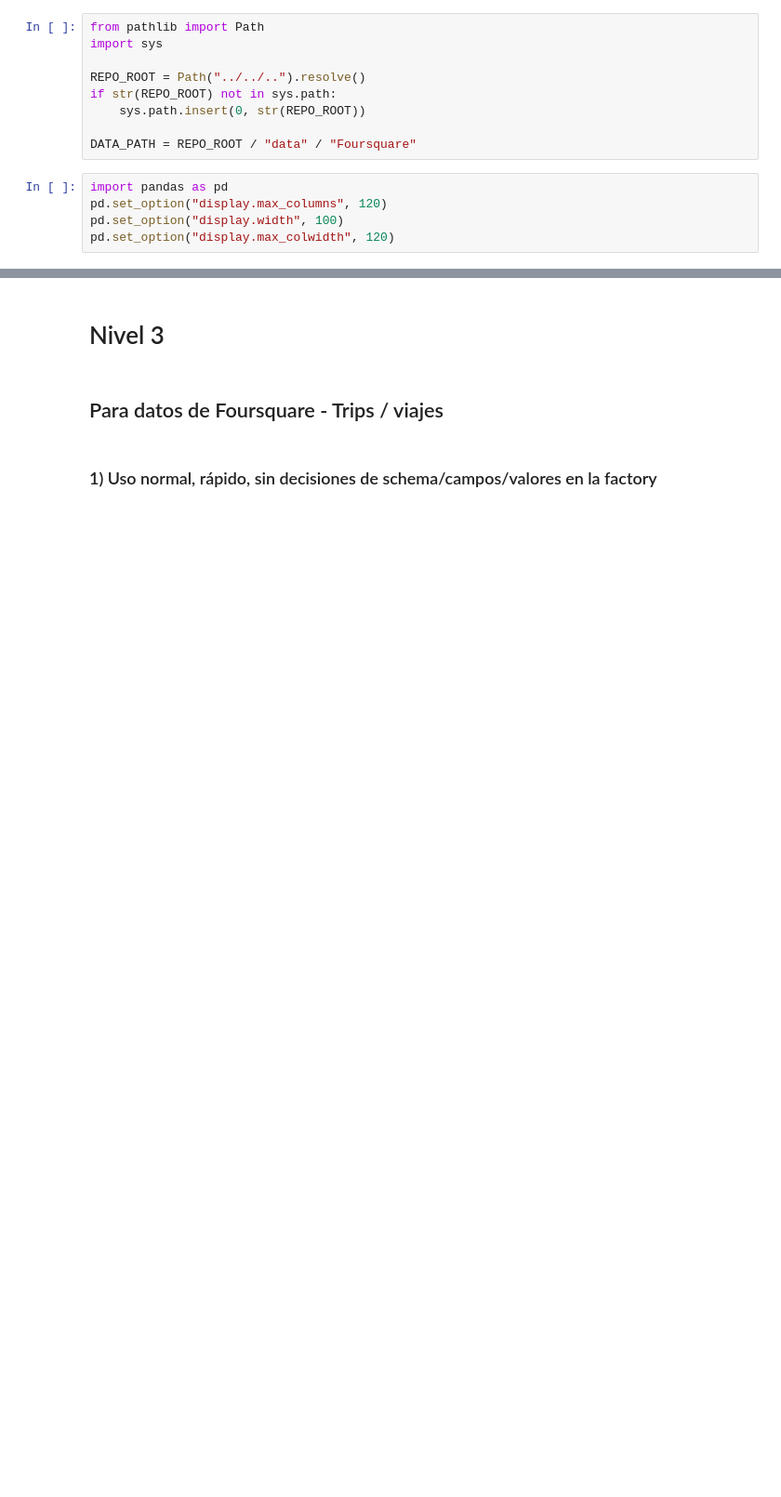
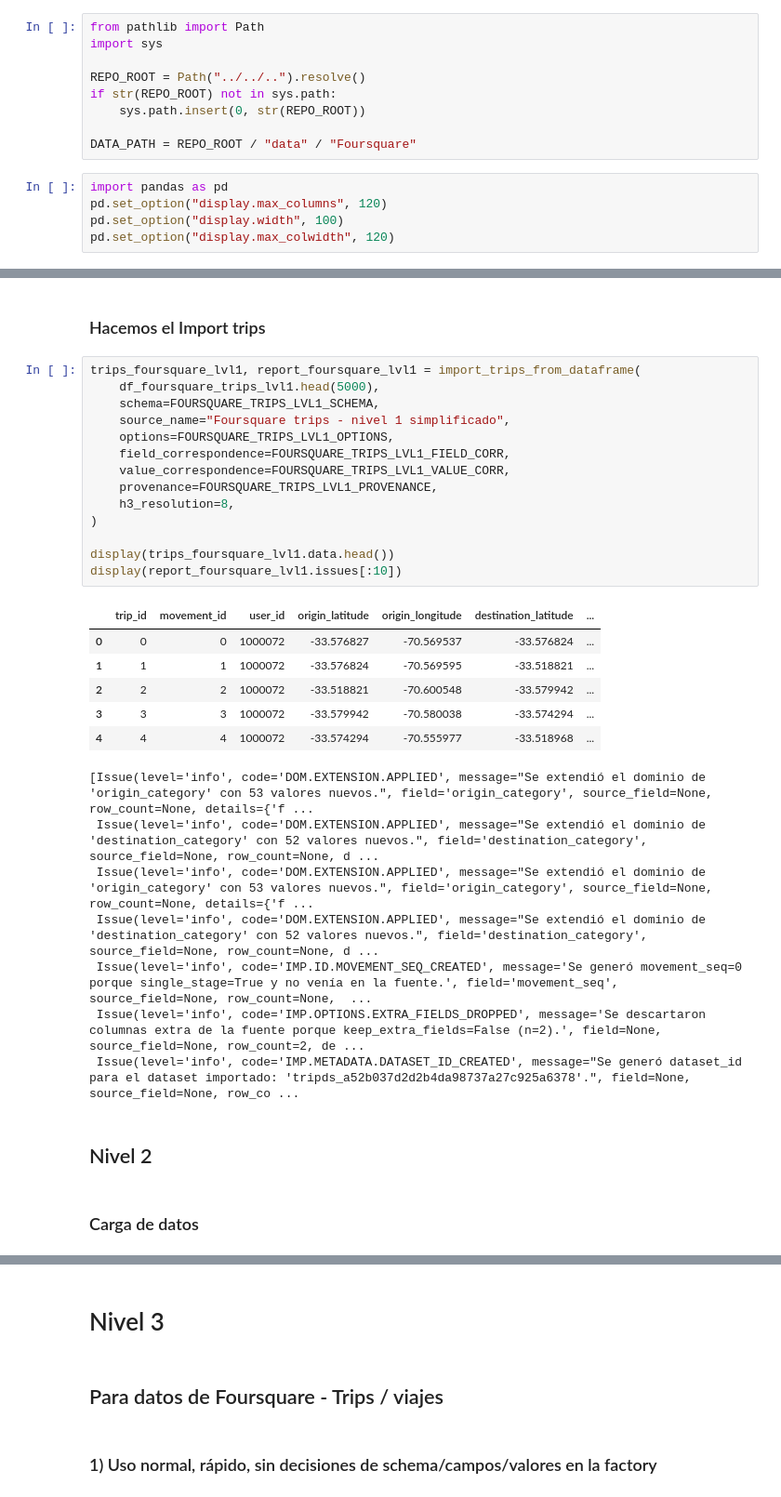
Before and after one commit to sebastianolmos/pylondrina, a Jupyter notebook: notebooks/usage_examples/import_trips/foursquare_import_levels.ipynb, the cells around one changed output, grey strips where cells are left out. Shown at 93% size. Drawn from its saved outputs; the diff is of its cells as text; blank space fills up the shorter version.

Commit message:
The Level 1 Foursquare example has been simplified, and a Level 2 example (using SourceProfile) has been added to Foursquare

```diff
--- a/notebooks/usage_examples/import_trips/foursquare_import_levels.ipynb
+++ b/notebooks/usage_examples/import_trips/foursquare_import_levels.ipynb
@@ -539,0 +302,34 @@ display(trips_foursquare.data)
+# %% [markdown]
+### Hacemos el Import trips
+# %%
+trips_foursquare_lvl1, report_foursquare_lvl1 = import_trips_from_dataframe(
+    df_foursquare_trips_lvl1.head(5000),
+    schema=FOURSQUARE_TRIPS_LVL1_SCHEMA,
+    source_name="Foursquare trips - nivel 1 simplificado",
+    options=FOURSQUARE_TRIPS_LVL1_OPTIONS,
+    field_correspondence=FOURSQUARE_TRIPS_LVL1_FIELD_CORR,
+    value_correspondence=FOURSQUARE_TRIPS_LVL1_VALUE_CORR,
+    provenance=FOURSQUARE_TRIPS_LVL1_PROVENANCE,
+    h3_resolution=8,
+)
+
+display(trips_foursquare_lvl1.data.head())
+display(report_foursquare_lvl1.issues[:10])
+# %% [output]
+|  | trip_id | movement_id | user_id | origin_latitude | origin_longitude | destination_latitude | ... |
+| 0 | 0 | 0 | 1000072 | -33.576827 | -70.569537 | -33.576824 | ... |
+| 1 | 1 | 1 | 1000072 | -33.576824 | -70.569595 | -33.518821 | ... |
+| 2 | 2 | 2 | 1000072 | -33.518821 | -70.600548 | -33.579942 | ... |
+| 3 | 3 | 3 | 1000072 | -33.579942 | -70.580038 | -33.574294 | ... |
+| 4 | 4 | 4 | 1000072 | -33.574294 | -70.555977 | -33.518968 | ... |
+[Issue(level='info', code='DOM.EXTENSION.APPLIED', message="Se extendió el dominio de 'origin_category' con 53 valores nuevos.", field='origin_category', source_field=None, row_count=None, details={'f ...
+ Issue(level='info', code='DOM.EXTENSION.APPLIED', message="Se extendió el dominio de 'destination_category' con 52 valores nuevos.", field='destination_category', source_field=None, row_count=None, d ...
+ Issue(level='info', code='DOM.EXTENSION.APPLIED', message="Se extendió el dominio de 'origin_category' con 53 valores nuevos.", field='origin_category', source_field=None, row_count=None, details={'f ...
+ Issue(level='info', code='DOM.EXTENSION.APPLIED', message="Se extendió el dominio de 'destination_category' con 52 valores nuevos.", field='destination_category', source_field=None, row_count=None, d ...
+ Issue(level='info', code='IMP.ID.MOVEMENT_SEQ_CREATED', message='Se generó movement_seq=0 porque single_stage=True y no venía en la fuente.', field='movement_seq', source_field=None, row_count=None,  ...
+ Issue(level='info', code='IMP.OPTIONS.EXTRA_FIELDS_DROPPED', message='Se descartaron columnas extra de la fuente porque keep_extra_fields=False (n=2).', field=None, source_field=None, row_count=2, de ...
+ Issue(level='info', code='IMP.METADATA.DATASET_ID_CREATED', message="Se generó dataset_id para el dataset importado: 'tripds_a52b037d2d2b4da98737a27c925a6378'.", field=None, source_field=None, row_co ...
+# %% [markdown]
+## Nivel 2
+# %% [markdown]
+### Carga de datos
```
Also changed, not shown: parts of 38 cells of this notebook.
